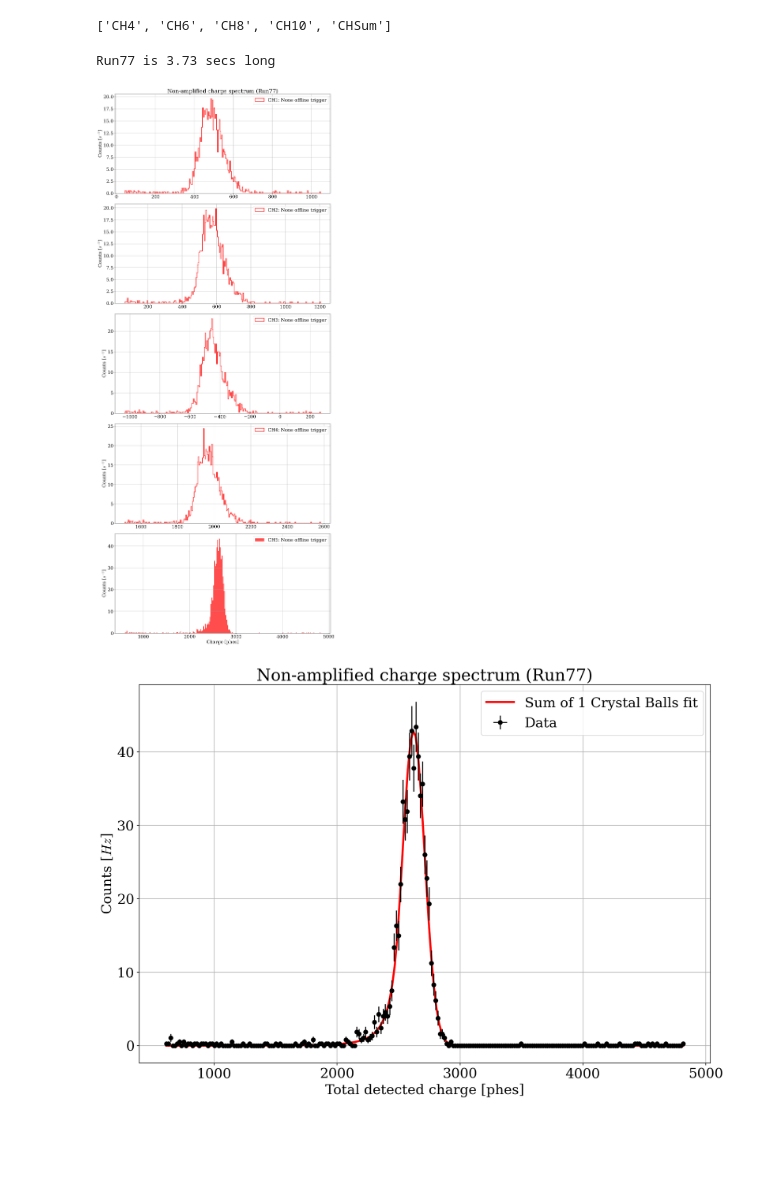
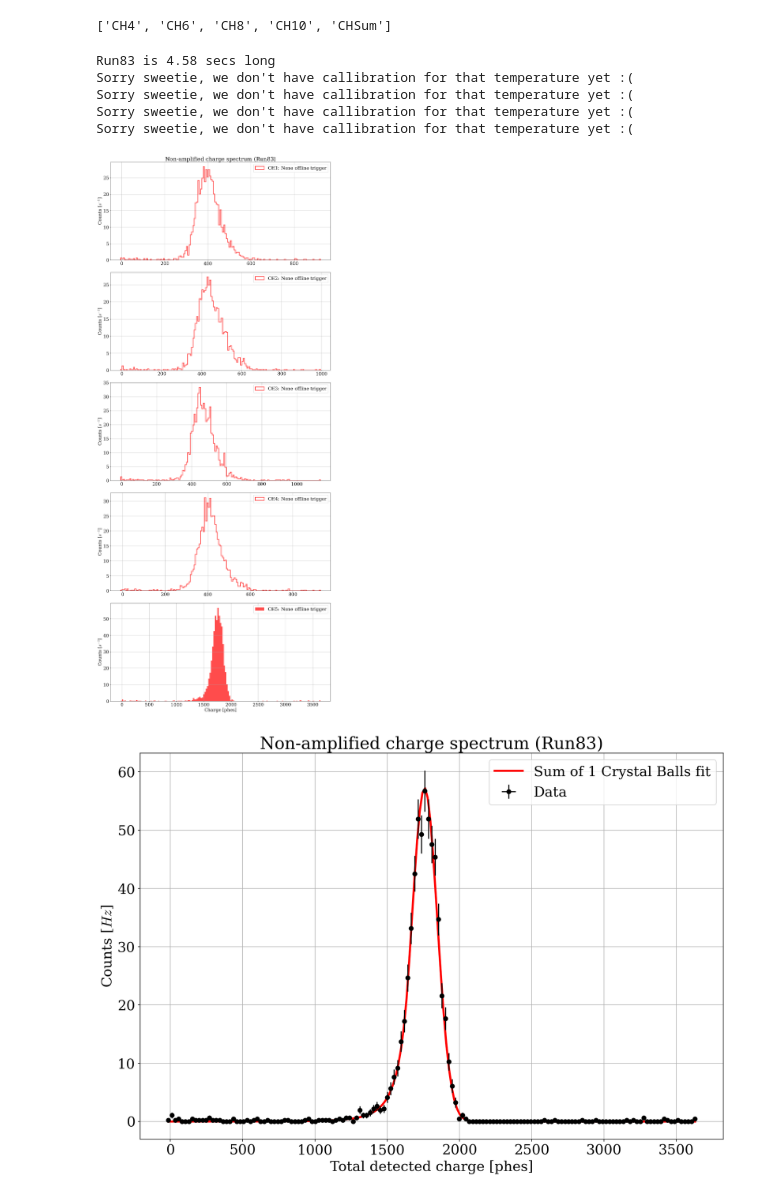
Before and after one commit to mariandbt/CIGAR, a Jupyter notebook: notebooks/ChargeSpectrum.ipynb, the cells around one changed output. Drawn from its saved outputs; the diff is of its cells as text; code cells hidden in the pictures; blank space fills up the shorter version.

```diff
--- a/notebooks/ChargeSpectrum.ipynb
+++ b/notebooks/ChargeSpectrum.ipynb
@@ -76,7 +76,7 @@ if gas == 'Xe':
                     ,1.5:f'{14}deg'
                     }
 # %%
-pressure    = 6.5
+pressure    = 5.5
 run         = runs[pressure]
 temperature = temperatures[pressure]
 
@@ -700,7 +895,8 @@ for i, ch in enumerate(channels):
                               ,axis = 1)
 
             charge = cig.ChargeToPes(charge, channel=i+1,
-                                     temp = params['temperature'], amplified = True, CHAmp=params['amp_factors'])
+                                     temp = params['temperature'], gas = gas,
+                                     amplified = True, CHAmp=params['amp_factors'])
             charge_Sum = charge_Sum + charge
         else:
             charge = charge_Sum
@@ -716,41 +912,45 @@ for i, ch in enumerate(channels):
     else:
         hist_type = 'step'
     events, bins, image = ax.hist(charge
-                                ,bins = int(5*np.sqrt(len(charge)))
+                                ,bins = int(3*np.sqrt(len(charge)))
                                 # ,range = (0, 400)
                                 # ,range = (0, 2e-7)
                                 ,weights=np.ones_like(charge)/run_duration
                                 ,density = False
                                 ,histtype   =hist_type
                                 ,color      = 'r'
                                 ,ls         = '-'
                                 ,lw         = 3
                                 ,alpha      = 0.7
                                 ,label = f'CH{i+1}: {offline_trg} offline trigger'
                                 )
 
 
     ax.set_ylabel(fr'Counts [$s^{{-1}}$]')
     ax.grid(True)
     # ax.set_yscale('log')
     ax.legend()
 
 if len(channels) > 1:
     if params['pes']:
         axs[-1].set_xlabel(r'Charge [phes]')
     else:
         axs[-1].set_xlabel(r'Charge [V $\cdot$ s]')
 else:
     ax.set_xlabel(r'Charge [V $\cdot$ s]')
 
 # plt.xlim(-2e-7,40e-7)
 
 # Improve layout
 plt.tight_layout()
 plt.show()
 # %% [output]
-Run77 is 3.73 secs long
+Run83 is 4.58 secs long
+Sorry sweetie, we don't have callibration for that temperature yet :(
+Sorry sweetie, we don't have callibration for that temperature yet :(
+Sorry sweetie, we don't have callibration for that temperature yet :(
+Sorry sweetie, we don't have callibration for that temperature yet :(
-[figure, old version]
+[figure, new version]
 # %%
 # ============================================================================
 # PROPER ERROR CALCULATION FOR WEIGHTED HISTOGRAMS
@@ -866,9 +1066,9 @@ peak_indices, _ = find_peaks(spectrum_counts,
 # rank-deficient - it can come back with negative eigenvalues (i.e. not a
 # valid covariance at all) - and blows up every reported parameter error,
 # mu_err included, even though the summed fit curve can still look fine.
+
 # num_cb = min(2, max(1, len(peak_indices)))
-num_cb = 1
-if pressure < 2: num_cb = 2
+num_cb = 1 if gas == 'Xe' else 2 if pressure < 2 else 1
 
 # Use found peaks, or fall back to evenly spaced if not enough found
 if len(peak_indices) >= num_cb:
@@ -955,7 +1155,7 @@ if params['pes']:
 else:
     ax.set_xlabel(r'Total detected charge [V $\cdot$ s]')
 # %% [output]
-[figure, old version]
+[figure, new version]
 # %%
 params
 # %% [output]
```
Also changed, not shown: parts of 13 cells of this notebook, 2 other files.
